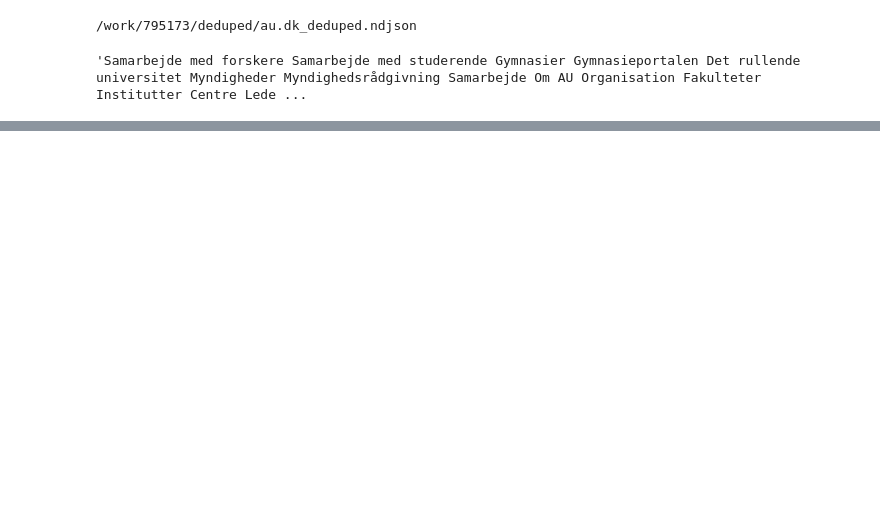
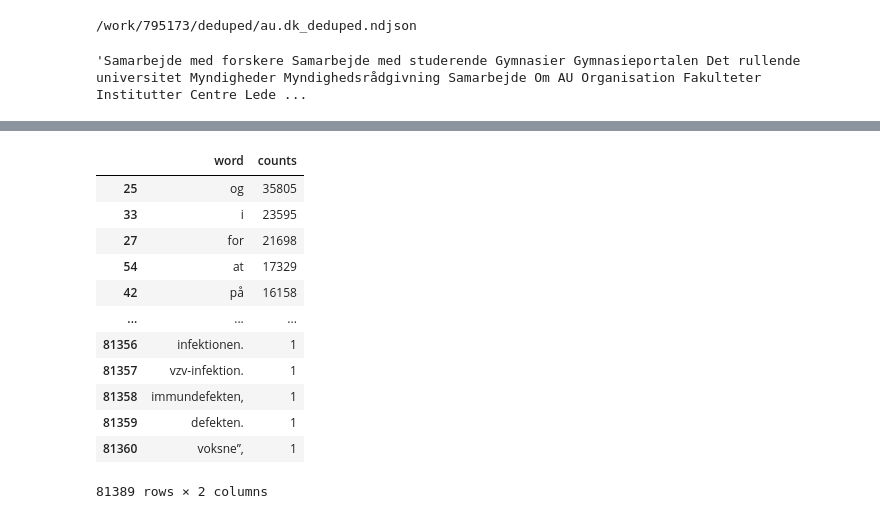
Before and after one commit to centre-for-humanities-computing/au-it-danish-nlp, a Jupyter notebook: ingest_data.ipynb, the cells around one changed output, grey strips where cells are left out. Drawn from its saved outputs; the diff is of its cells as text; code cells hidden in the pictures; blank space fills up the shorter version.

```diff
--- a/ingest_data.ipynb
+++ b/ingest_data.ipynb
@@ -31,0 +69,17 @@ df["text"][5]
+# %%
+word_counts_df = pd.DataFrame({"word": word_counts.keys(), "counts": word_counts.values()})
+word_counts_df.sort_values("counts", ascending=False)
+# %% [output]
+|  | word | counts |
+| 25 | og | 35805 |
+| 33 | i | 23595 |
+| 27 | for | 21698 |
+| 54 | at | 17329 |
+| 42 | på | 16158 |
+| ... | ... | ... |
+| 81356 | infektionen. | 1 |
+| 81357 | vzv-infektion. | 1 |
+| 81358 | immundefekten, | 1 |
+| 81359 | defekten. | 1 |
+| 81360 | voksne”, | 1 |
+81389 rows × 2 columns
```
Also changed, not shown: parts of 9 cells of this notebook.
